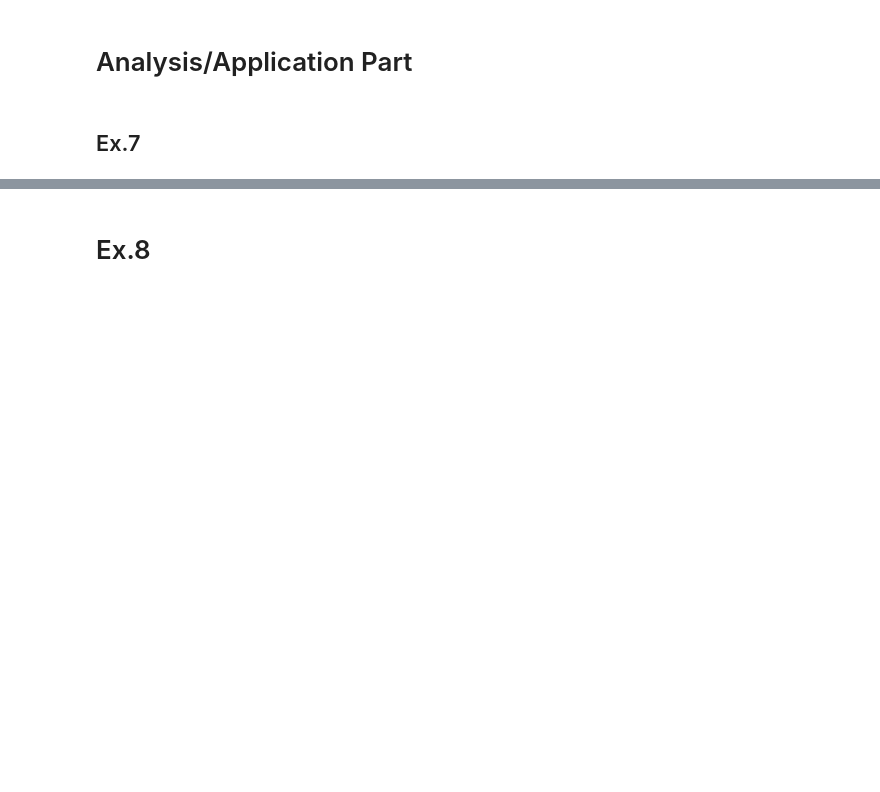
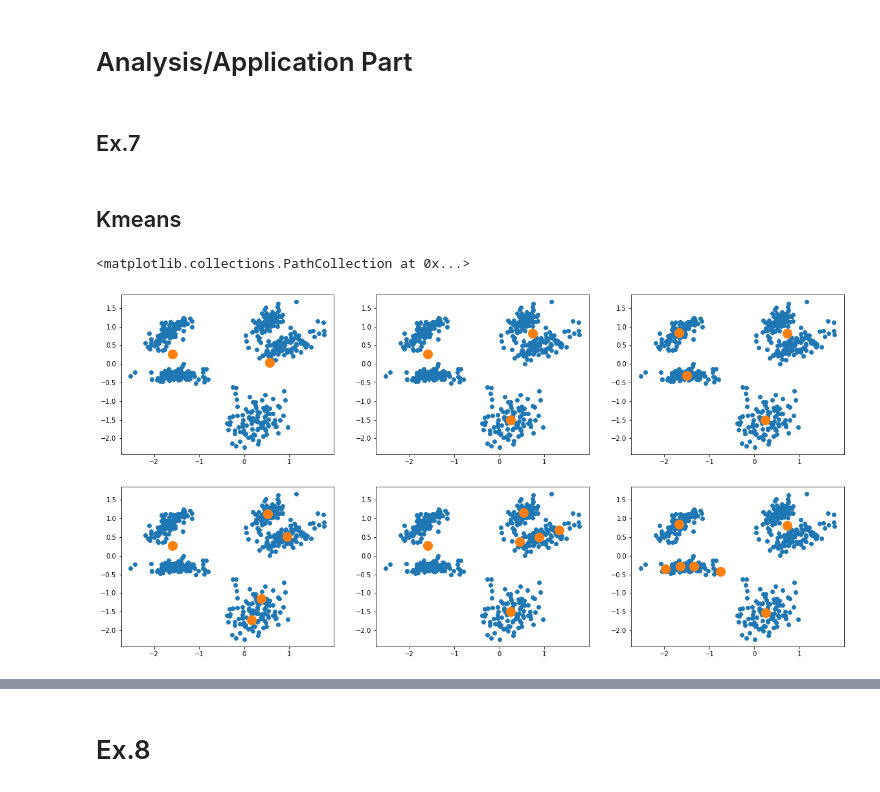
Before and after one commit to olhorst/ML_tests, a Jupyter notebook: problem_set2/Agglo.ipynb, the cells around one changed output, grey strips where cells are left out. Drawn from its saved outputs; the diff is of its cells as text; code cells hidden in the pictures; blank space fills up the shorter version.

```diff
--- a/problem_set2/Agglo.ipynb
+++ b/problem_set2/Agglo.ipynb
@@ -42,7 +49,9 @@ def kmeans(X, k, max_iter=100, output=True):
                 mu[i] = np.sum(X[np.where(r_new==i)], axis=0)/len(np.where(r_new==i)[0])
                 error += np.sum(dis[np.where(r_new==i),i])
             else:
-                mu[i] = (np.random.rand(len(mins)) * maxs + mins)
+                dis = (-2 * X @ mu.T + (np.sum(X ** 2, axis=1) + np.sum(mu ** 2, axis=1)[:, np.newaxis]).T)**0.5
+                mu[i] = X[np.where(dis == np.max(np.min(dis, axis=1)))[0][0]]
+                print("Reinitialized: " + str(mu[i]))
         if output:
             print('Loss: ' + str(error))
     return mu, r_new, error
@@ -151,3 +329,27 @@ gauss2 = np.load('data/2_gaussians.npy')
 gauss2 = gauss2.T
 # %% [markdown]
 ## Ex.7
+# %% [markdown]
+## Kmeans
+# %%
+g52mu, g52r, g52err = kmeans(gauss5, 2, output=False)
+g53mu, g53r, g53err = kmeans(gauss5, 3, output=False)
+g54mu, g54r, g54err = kmeans(gauss5, 4, output=False)
+g55mu, g55r, g55err = kmeans(gauss5, 5, output=False)
+g56mu, g56r, g56err = kmeans(gauss5, 6, output=False)
+g57mu, g57r, g57err = kmeans(gauss5, 7, output=False)
+#fig, axis = plt.subplots(nrows=1, ncols=1, figsize=(20, 12))
+# %%
+fig, axis = plt.subplots(nrows=2, ncols=3, figsize=(20, 10))
+for i in range(0, 3):
+    axis[0][i].scatter(gauss5.T[0], gauss5.T[1])
+    axis[1][i].scatter(gauss5.T[0], gauss5.T[1])
+axis[0][0].scatter(g52mu.T[0], g52mu.T[1], s=200)
+axis[0][1].scatter(g53mu.T[0], g53mu.T[1], s=200)
+axis[0][2].scatter(g54mu.T[0], g54mu.T[1], s=200)
+axis[1][0].scatter(g55mu.T[0], g55mu.T[1], s=200)
+axis[1][1].scatter(g56mu.T[0], g56mu.T[1], s=200)
+axis[1][2].scatter(g57mu.T[0], g57mu.T[1], s=200)
+# %% [output]
+<matplotlib.collections.PathCollection at 0x...>
+[figure, added]
```
Also changed, not shown: parts of 56 cells of this notebook, 4 other files.
